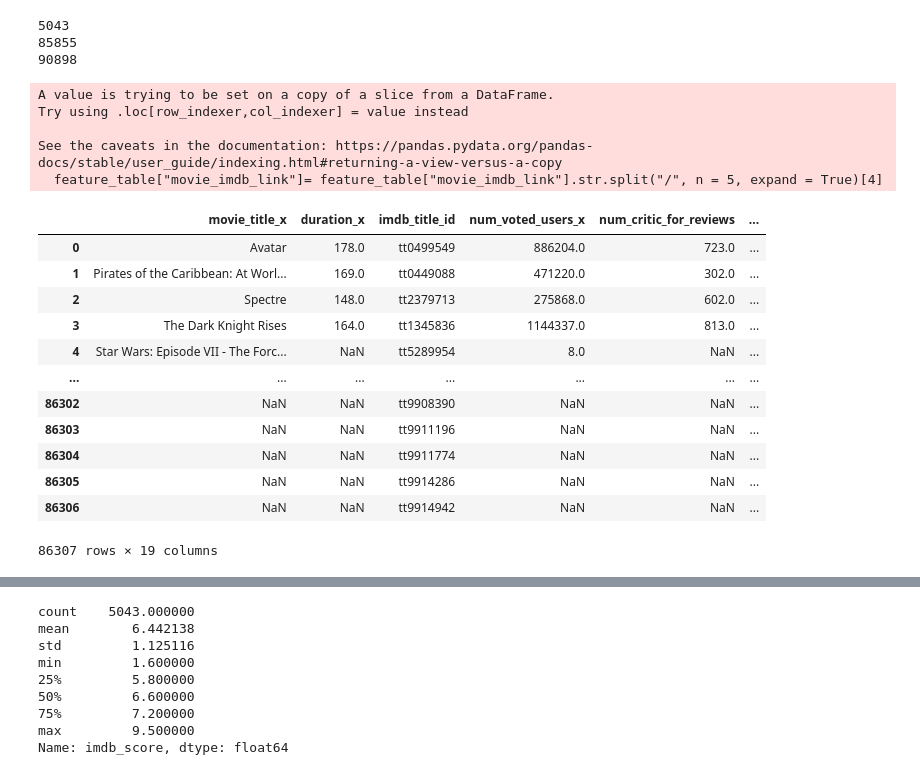
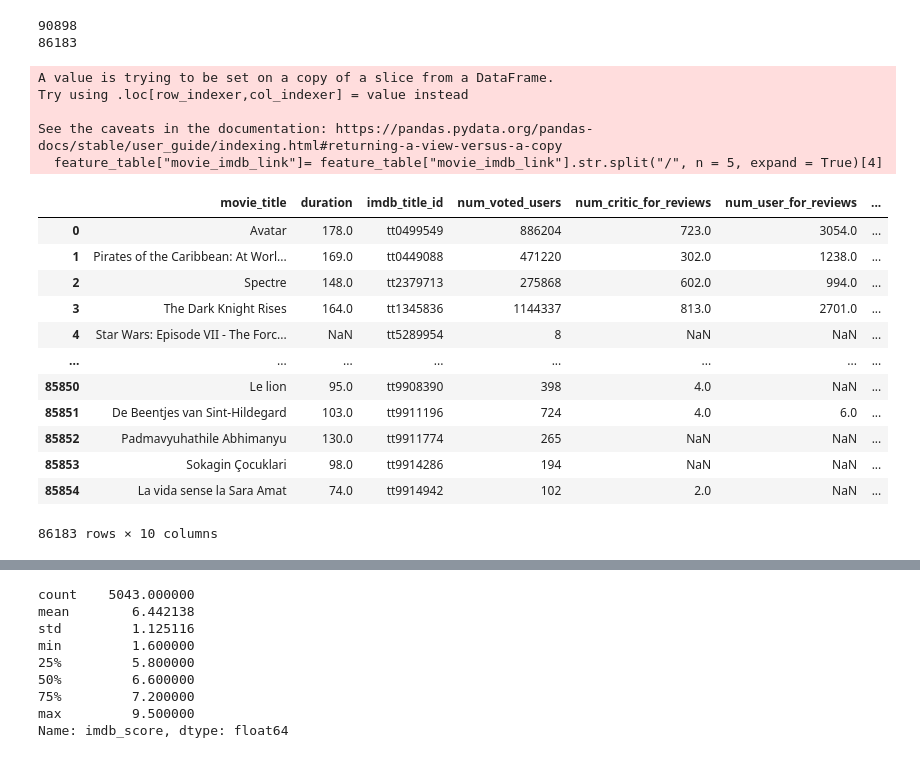
Before and after one commit to Verrem98/Film_dataset_analysis, a Jupyter notebook: main.ipynb, the cells around one changed output, grey strips where cells are left out. Saved outputs shown, nothing was run; the diff lists cells and outputs as text; code cells hidden in the pictures.

Commit message:
merged tables

```diff
--- a/main.ipynb
+++ b/main.ipynb
@@ -11,51 +11,48 @@ pd.set_option('display.max_columns', None)
 # %%
 
 table2['movie_facebook_likes'] = np.NaN
 
 
 feature_table = table[['movie_title','duration', 'movie_imdb_link', 'num_voted_users', 'num_critic_for_reviews', 'num_user_for_reviews','imdb_score', 'movie_facebook_likes','budget', 'gross']]
-feature_table2 = table2[['title', 'duration', 'imdb_title_id', 'votes', 'reviews_from_critics', 'reviews_from_users', 'avg_vote','movie_facebook_likes', 'budget','worlwide_gross_income' ]]
+feature_table2 = table2[['original_title', 'duration', 'imdb_title_id', 'votes', 'reviews_from_critics', 'reviews_from_users', 'avg_vote','movie_facebook_likes', 'budget','worlwide_gross_income' ]]
+
 
 # change the movie_imdb_link to a imdb_title_id
 feature_table["movie_imdb_link"]= feature_table["movie_imdb_link"].str.split("/", n = 5, expand = True)[4]
+feature_table = feature_table.rename(columns={"movie_imdb_link": "imdb_title_id"})
 
-feature_table = feature_table.rename(columns={"movie_imdb_link": "imdb_title_id"})
-feature_table2 = feature_table2.rename(columns={"avg_vote": "imdb_score", 'title':'movie_title', 'votes':'num_voted_users', 'worlwide_gross_income':'gross'})
+#change the names of the columns of the second table to corresponding collumn names of the first table
+feature_table2 = feature_table2.rename(columns={"avg_vote": "imdb_score", 'original_title':'movie_title', 'votes':'num_voted_users', 'worlwide_gross_income':'gross', 'reviews_from_critics': 'num_critic_for_reviews', 'reviews_from_users': 'num_user_for_reviews'})
 
+#append table2 to table
+new_df = feature_table.append(feature_table2)
 
-test = feature_table.append(feature_table2)
-
-print(len(feature_table))
-print(len(feature_table2))
-print(len(test))
-
-result =  pd.merge(feature_table, feature_table2, on="imdb_title_id", how = 'outer')
-
-
-
-result
+#drop the duplicates rows in column imdb_title_id
+new_df.drop_duplicates(subset ="imdb_title_id",
+                     keep = 'first', inplace = True)
+print(len(new_df))
+new_df
 # %% [output]
-5043
-85855
 90898
+86183
 A value is trying to be set on a copy of a slice from a DataFrame.
 Try using .loc[row_indexer,col_indexer] = value instead
 
 See the caveats in the documentation: https://pandas.pydata.org/pandas-docs/stable/user_guide/indexing.html#returning-a-view-versus-a-copy
   feature_table["movie_imdb_link"]= feature_table["movie_imdb_link"].str.split("/", n = 5, expand = True)[4]
-|  | movie_title_x | duration_x | imdb_title_id | num_voted_users_x | num_critic_for_reviews | ... |
-| 0 | Avatar | 178.0 | tt0499549 | 886204.0 | 723.0 | ... |
-| 1 | Pirates of the Caribbean: At Worl... | 169.0 | tt0449088 | 471220.0 | 302.0 | ... |
-| 2 | Spectre | 148.0 | tt2379713 | 275868.0 | 602.0 | ... |
-| 3 | The Dark Knight Rises | 164.0 | tt1345836 | 1144337.0 | 813.0 | ... |
-| 4 | Star Wars: Episode VII - The Forc... | NaN | tt5289954 | 8.0 | NaN | ... |
-| ... | ... | ... | ... | ... | ... | ... |
-| 86302 | NaN | NaN | tt9908390 | NaN | NaN | ... |
-| 86303 | NaN | NaN | tt9911196 | NaN | NaN | ... |
-| 86304 | NaN | NaN | tt9911774 | NaN | NaN | ... |
-| 86305 | NaN | NaN | tt9914286 | NaN | NaN | ... |
-| 86306 | NaN | NaN | tt9914942 | NaN | NaN | ... |
+|  | movie_title | duration | imdb_title_id | num_voted_users | num_critic_for_reviews | num_user_for_reviews | ... |
+| 0 | Avatar | 178.0 | tt0499549 | 886204 | 723.0 | 3054.0 | ... |
+| 1 | Pirates of the Caribbean: At Worl... | 169.0 | tt0449088 | 471220 | 302.0 | 1238.0 | ... |
+| 2 | Spectre | 148.0 | tt2379713 | 275868 | 602.0 | 994.0 | ... |
+| 3 | The Dark Knight Rises | 164.0 | tt1345836 | 1144337 | 813.0 | 2701.0 | ... |
+| 4 | Star Wars: Episode VII - The Forc... | NaN | tt5289954 | 8 | NaN | NaN | ... |
+| ... | ... | ... | ... | ... | ... | ... | ... |
+| 85850 | Le lion | 95.0 | tt9908390 | 398 | 4.0 | NaN | ... |
+| 85851 | De Beentjes van Sint-Hildegard | 103.0 | tt9911196 | 724 | 4.0 | 6.0 | ... |
+| 85852 | Padmavyuhathile Abhimanyu | 130.0 | tt9911774 | 265 | NaN | NaN | ... |
+| 85853 | Sokagin Çocuklari | 98.0 | tt9914286 | 194 | NaN | NaN | ... |
+| 85854 | La vida sense la Sara Amat | 74.0 | tt9914942 | 102 | 2.0 | NaN | ... |
-86307 rows × 19 columns
+86183 rows × 10 columns
 # %%
 
 rounded_ratings = [round(x) for x in table.imdb_score]
```
Also changed, not shown: parts of 6 cells of this notebook.
